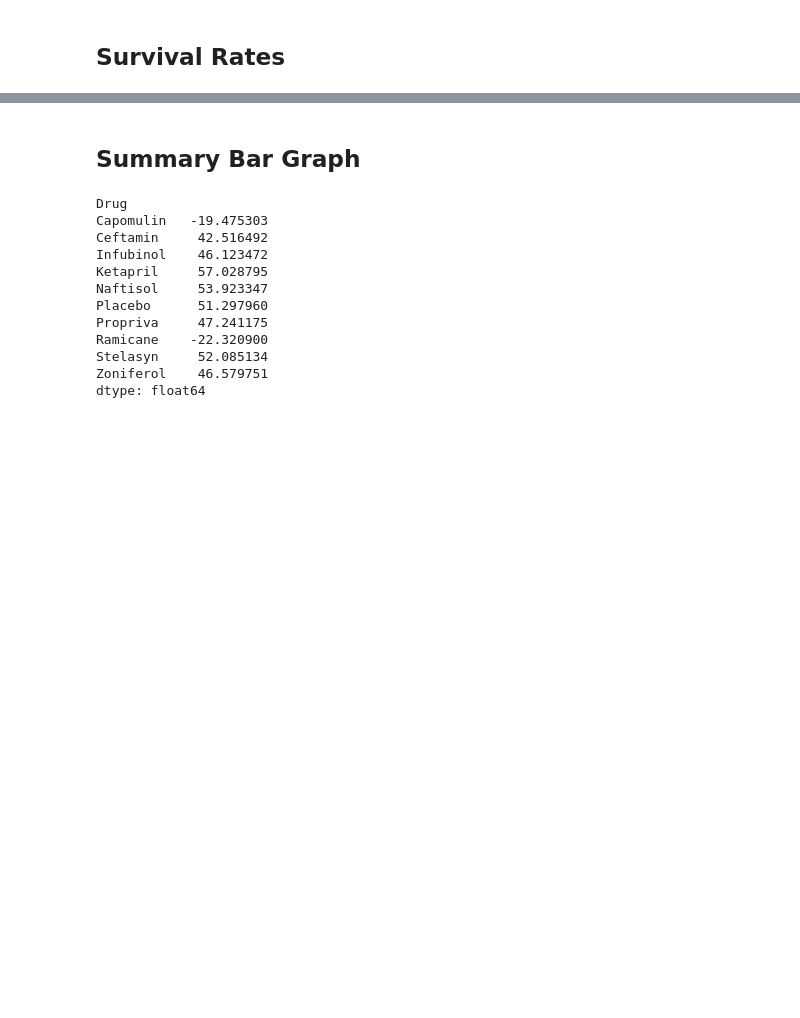
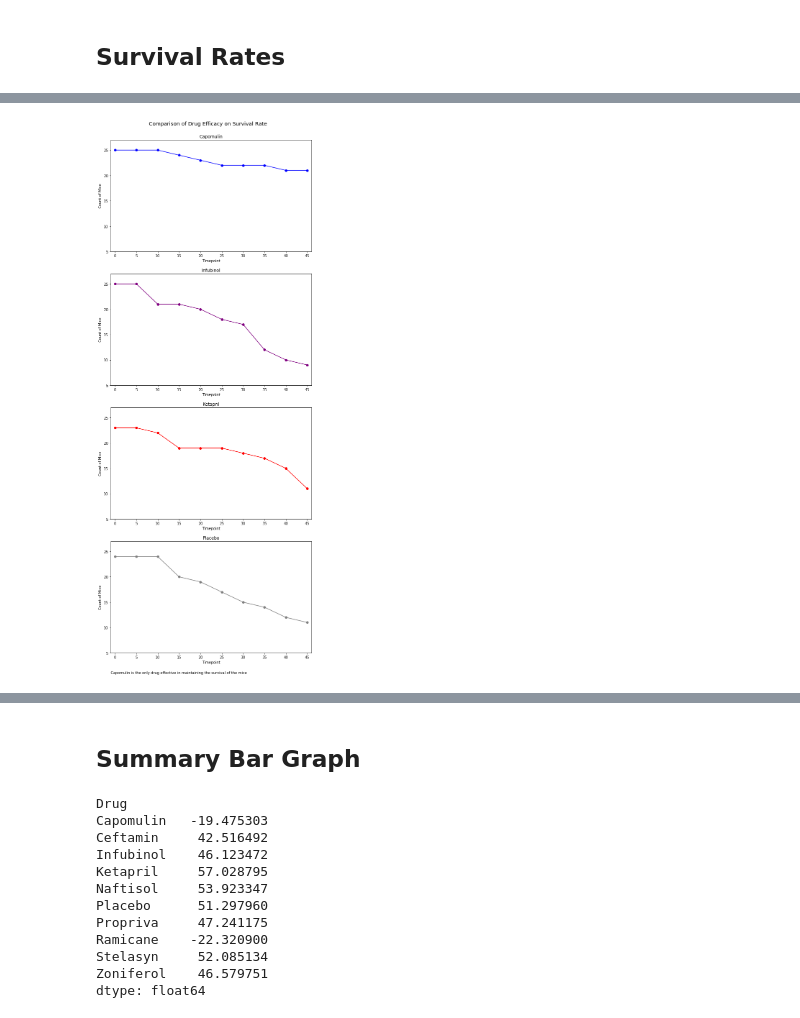
Before and after one commit to epayne323/matplotlib-challenge, a Jupyter notebook: Pymaceuticals/pymaceuticals.ipynb, the cells around one changed output, grey strips where cells are left out. Drawn from its saved outputs; the diff is of its cells as text; code cells hidden in the pictures; blank space fills up the shorter version.

```diff
--- a/Pymaceuticals/pymaceuticals.ipynb
+++ b/Pymaceuticals/pymaceuticals.ipynb
@@ -217,0 +264,8 @@ plt.show()
+# %%
+mouse_counts = combined_df.groupby(["Drug", "Timepoint"]).count().reset_index()
+# %%
+# Minor Data Munging to Re-Format the Data Frames
+mouse_counts_rf = pd.pivot_table(mouse_counts, values="Mouse ID",index="Timepoint",
+                                      columns="Drug")
+# Preview the Data Frame
+mouse_counts_rf
@@ -246,3 +294,42 @@ plt.show()
+# %%
+# Generate the Plot (Accounting for percentages)
+
+# Save the Figure
+
+# Show the Figure
+
+# Generate the Plot (with Error Bars)
+# reusing variable names
+fig, (p1,p2,p3,p4) = plt.subplots(4, sharey=True,figsize=(10,24))
+x_ticks = mouse_counts_rf.index
+# p1.set_xlim(min(x_ticks)*0.95, max(x_ticks)*1.05)
+# p1.set_xticks(x_ticks)
+p1.set_ylim(5,27)
+p1.set_yticks(np.arange(5,26,5))
+
+counter = 0
+for p in (p1,p2,p3,p4):
+    # get the drug name from the list of columns for easy reference
+    drug = mouse_counts_rf.columns[counter]
+    p.plot(x_ticks, mouse_counts_rf[drug], c=colors[drug], marker="o",label=drug)
+    p.title.set_text(drug)
+    p.set_xticks(x_ticks)
+    p.set_xlim(min(x_ticks)-1, max(x_ticks)+1)
+    p.set_xlabel("Timepoint")
+    p.set_ylabel("Count of Mice")
+    counter += 1
+
+fig.suptitle("Comparison of Drug Efficacy on Survival Rate", fontsize="x-large")
+fig.subplots_adjust(top=.95)
+plt.annotate('Capomulin is the only drug effective in maintaining the survival of the mice',
+             (0,0), (0, -50), xycoords='axes fraction', textcoords='offset points', va='top')
+
+# Save the Figure
+fig.savefig("../Images/Comparison of Drug Efficacy on Survival Rate.png")
+# Show the Figure
+plt.show()
+# %% [output]
+[figure, added]
 # %% [markdown]
 ![Metastatic Spread During Treatment](../Images/survival.png)
 # %% [markdown]
```
Also changed, not shown: parts of 27 cells of this notebook, 3 other files.
